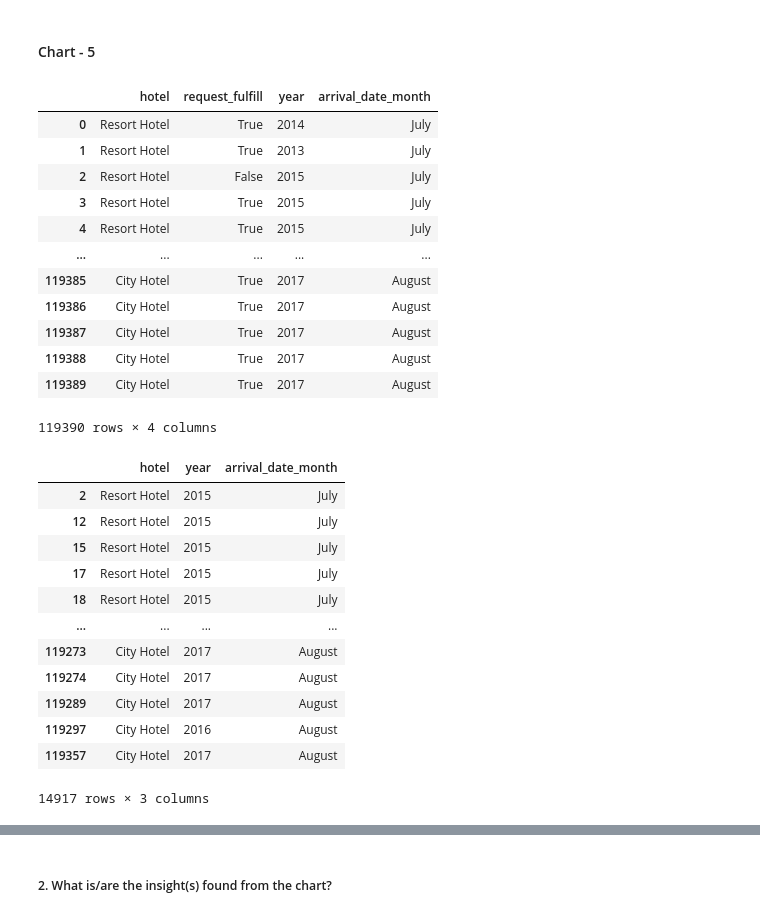
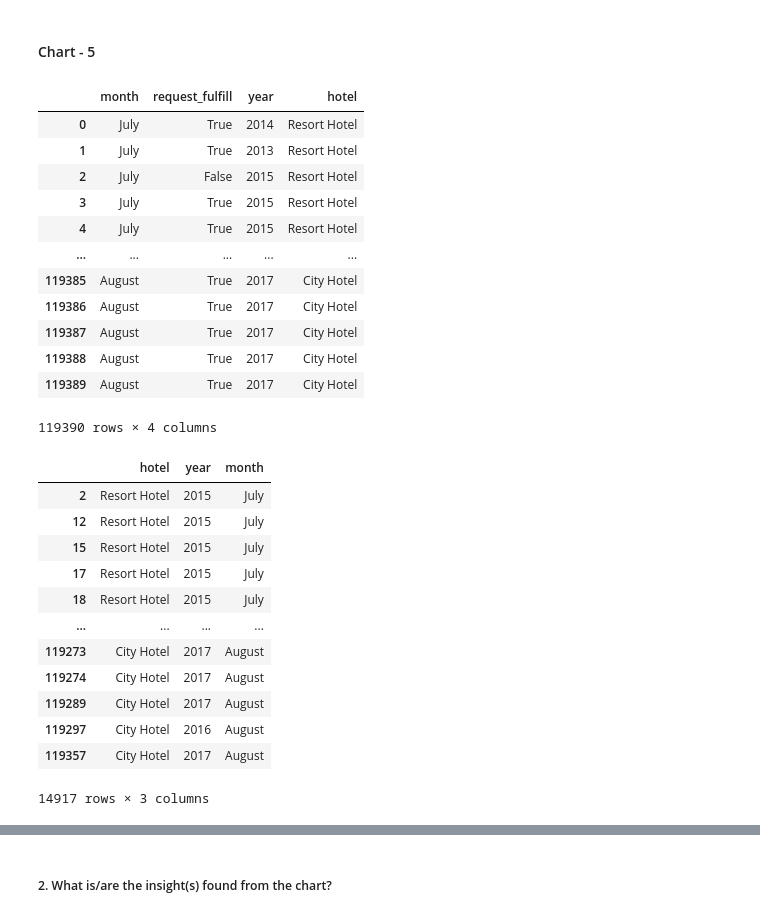
Before and after one commit to mayank-garg-depug/Birthday-greeting-card, a Jupyter notebook: EDA_Hotel_Booking_.ipynb, the cells around one changed output, grey strips where cells are left out. Cells and saved outputs as stored; diff of their text form; code cells hidden in the pictures.

```diff
--- a/EDA_Hotel_Booking_.ipynb
+++ b/EDA_Hotel_Booking_.ipynb
@@ -399,7 +394,7 @@ df_set.insert(3, "date_of_lead_time", lead_time_date_list, True)
 df_set['children'].fillna(0,inplace=True)
 # %%
 # now dropping unwanted columns
-df_set=df_set.drop(['lead_time','arrival_date_year','arrival_date_month','arrival_date_week_number','arrival_date_day_of_month','adults','children','babies','distribution_channel','booking_changes','stays_in_week_nights','stays_in_weekend_nights','previous_bookings_not_canceled','company','agent','total_of_special_requests','reservation_status_date'],axis=1)
+df_set=df_set.drop(['lead_time','arrival_date_year','arrival_date_month','arrival_date_week_number','deposit_type','days_in_waiting_list','customer_type','previous_cancellations','required_car_parking_spaces','reservation_status','is_repeated_guest','arrival_date_day_of_month','adults','children','babies','distribution_channel','booking_changes','stays_in_week_nights','stays_in_weekend_nights','previous_bookings_not_canceled','company','agent','total_of_special_requests','reservation_status_date'],axis=1)
 # %%
 df_set
 # %% [output]
@@ -524,7 +518,14 @@ Ans. It is shown that A and D is most requested room type in City Hotel and A,D
 # %%
 # Chart - 4 visualization code
 
-is_month_wise_room_requirment_fulfill=pd.DataFrame(df_set['arrival_date_month'])
+is_month_wise_room_requirment_fulfill=pd.DataFrame()
+
+
+month_list=[]
+for i in range(0,len(df_set)):
+  month_list.append(df_set['arrival_date'][i].strftime('%B'))
+is_month_wise_room_requirment_fulfill.insert(0, "month", month_list, True)
+
 
 is_month_wise_room_requirment_fulfill_list=[]
 for i in range(0,len(df_set)):
@@ -548,7 +549,7 @@ is_month_wise_room_requirment_fulfill
 | 119389 | August | True |
 119390 rows × 2 columns
 # %%
-month_wise_room_requirment_not_fulfill=is_month_wise_room_requirment_fulfill[is_month_wise_room_requirment_fulfill['request_fulfill']==False]['arrival_date_month']
+month_wise_room_requirment_not_fulfill=is_month_wise_room_requirment_fulfill[is_month_wise_room_requirment_fulfill['request_fulfill']==False]['month']
 month_wise_room_requirment_not_fulfill
 # %% [output]
 2           July
@@ -618,41 +622,46 @@ Ans. Here it is analysed that the peak month is for business is september and oc
 # %%
 # Chart - 5 visualization code
 
 # requirement full fill year wise
 
-is_month_wise_room_requirment_fulfill=pd.DataFrame(df_set[['hotel','arrival_date_month']])
+is_month_wise_room_requirment_fulfill=pd.DataFrame(df_set[['hotel']])
+
+month_list=[]
+for i in range(0,len(df_set)):
+  month_list.append(df_set['arrival_date'][i].strftime('%B'))
+is_month_wise_room_requirment_fulfill.insert(0, "month", month_list, True)
 
 year=[]
 for i in range(0,len(df_set)):
   year.append(df_set['date_of_lead_time'][i].year)
 is_month_wise_room_requirment_fulfill.insert(1, "year", year, True)
 
 is_month_wise_room_requirment_fulfill_list=[]
 for i in range(0,len(df_set)):
   is_month_wise_room_requirment_fulfill_list.append(df_set['reserved_room_type'][i]==df_set['assigned_room_type'][i])
 
 is_month_wise_room_requirment_fulfill.insert(1, "request_fulfill", is_month_wise_room_requirment_fulfill_list, True)
 
 is_month_wise_room_requirment_fulfill
 # %% [output]
-|  | hotel | request_fulfill | year | arrival_date_month |
-| 0 | Resort Hotel | True | 2014 | July |
-| 1 | Resort Hotel | True | 2013 | July |
-| 2 | Resort Hotel | False | 2015 | July |
-| 3 | Resort Hotel | True | 2015 | July |
-| 4 | Resort Hotel | True | 2015 | July |
+|  | month | request_fulfill | year | hotel |
+| 0 | July | True | 2014 | Resort Hotel |
+| 1 | July | True | 2013 | Resort Hotel |
+| 2 | July | False | 2015 | Resort Hotel |
+| 3 | July | True | 2015 | Resort Hotel |
+| 4 | July | True | 2015 | Resort Hotel |
 | ... | ... | ... | ... | ... |
-| 119385 | City Hotel | True | 2017 | August |
-| 119386 | City Hotel | True | 2017 | August |
-| 119387 | City Hotel | True | 2017 | August |
-| 119388 | City Hotel | True | 2017 | August |
-| 119389 | City Hotel | True | 2017 | August |
+| 119385 | August | True | 2017 | City Hotel |
+| 119386 | August | True | 2017 | City Hotel |
+| 119387 | August | True | 2017 | City Hotel |
+| 119388 | August | True | 2017 | City Hotel |
+| 119389 | August | True | 2017 | City Hotel |
 119390 rows × 4 columns
 # %%
-month_wise_room_requirment_not_fulfill=is_month_wise_room_requirment_fulfill[is_month_wise_room_requirment_fulfill['request_fulfill']==False][['hotel','year','arrival_date_month']]
+month_wise_room_requirment_not_fulfill=is_month_wise_room_requirment_fulfill[is_month_wise_room_requirment_fulfill['request_fulfill']==False][['hotel','year','month']]
 month_wise_room_requirment_not_fulfill
 # %% [output]
-|  | hotel | year | arrival_date_month |
+|  | hotel | year | month |
 | 2 | Resort Hotel | 2015 | July |
 | 12 | Resort Hotel | 2015 | July |
 | 15 | Resort Hotel | 2015 | July |
```
Also changed, not shown: parts of 34 cells of this notebook.
